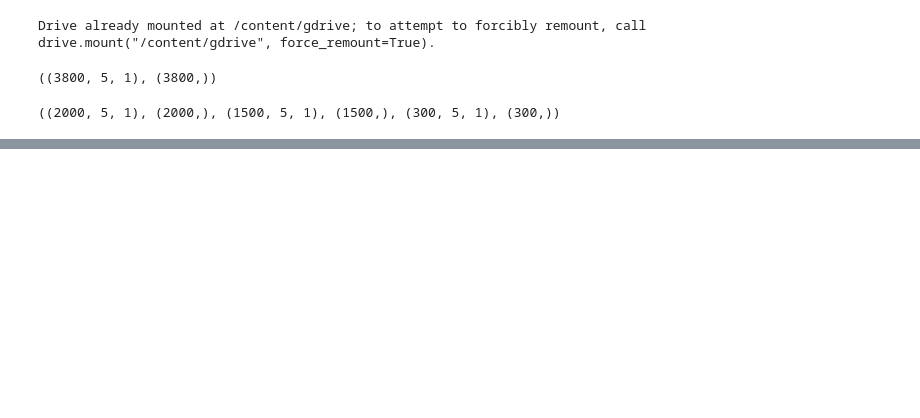
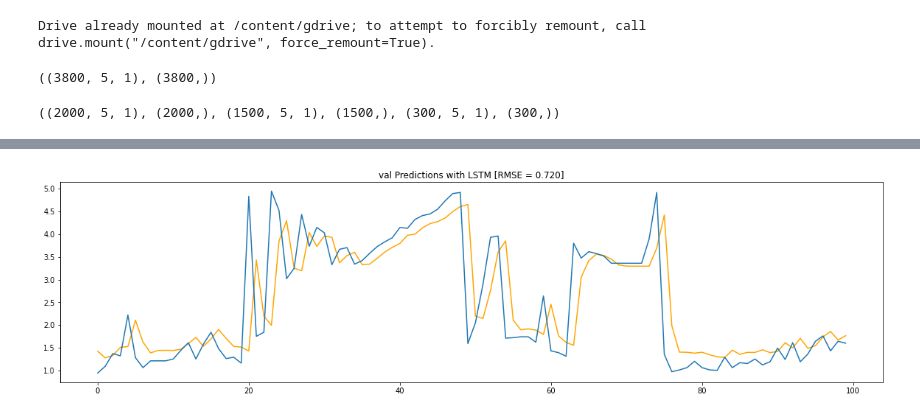
Before and after one commit to Malekkamoua/Android-Kotlin-Quiz-app-my-space, a Jupyter notebook: 5_Forecasting | LSTM.ipynb, the cells around one changed output, grey strips where cells are left out. Saved outputs shown, nothing was run; the diff lists cells and outputs as text; code cells hidden in the pictures; blank space fills up the shorter version.

```diff
--- a/5_Forecasting | LSTM.ipynb
+++ b/5_Forecasting | LSTM.ipynb
@@ -141,0 +131,12 @@ plt.show()
+# %%
+import matplotlib.pyplot as plt
+
+mape, mae, rmse = forecast_accuracy(val_results['val Predictions'], val_results['Actuals'])
+
+fig, ax = plt.subplots(figsize=(20,5))
+plt.plot(val_results['val Predictions'][0:100], color='orange')
+plt.plot(val_results['Actuals'][0:100])
+plt.title("val Predictions with LSTM [RMSE = %.3f]" % rmse)
+plt.show()
+# %% [output]
+[figure, added]
```
Also changed, not shown: parts of 7 cells of this notebook.
